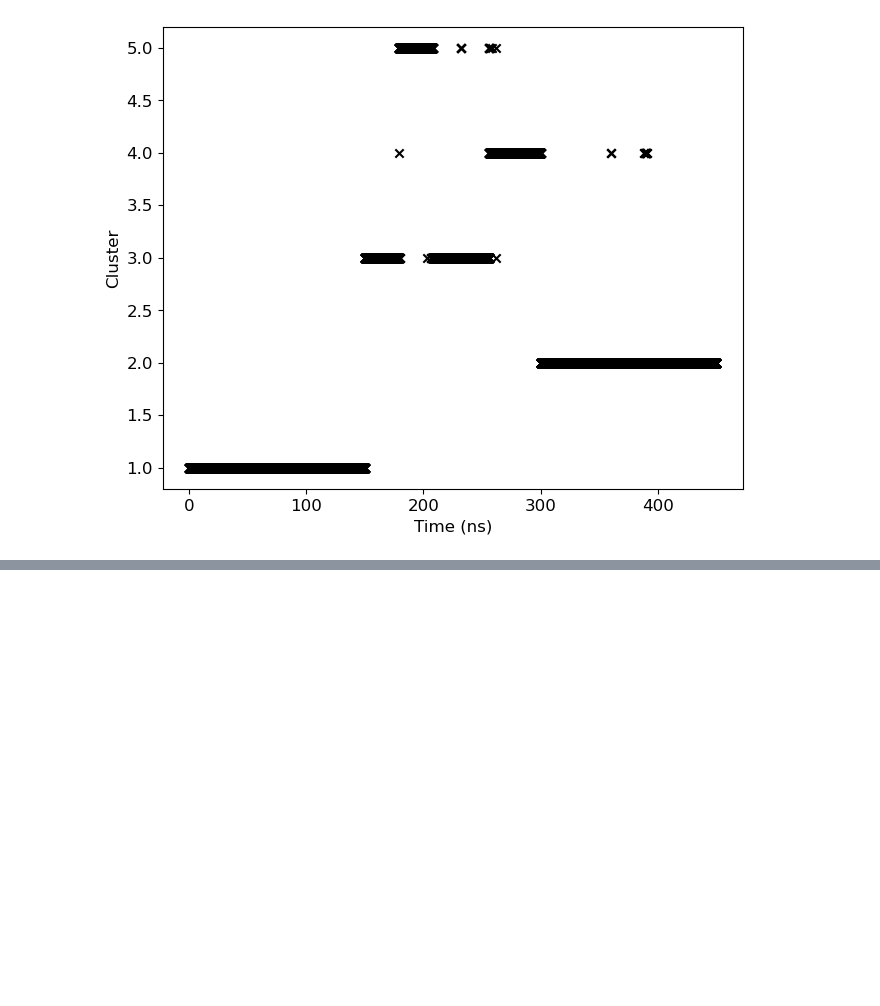
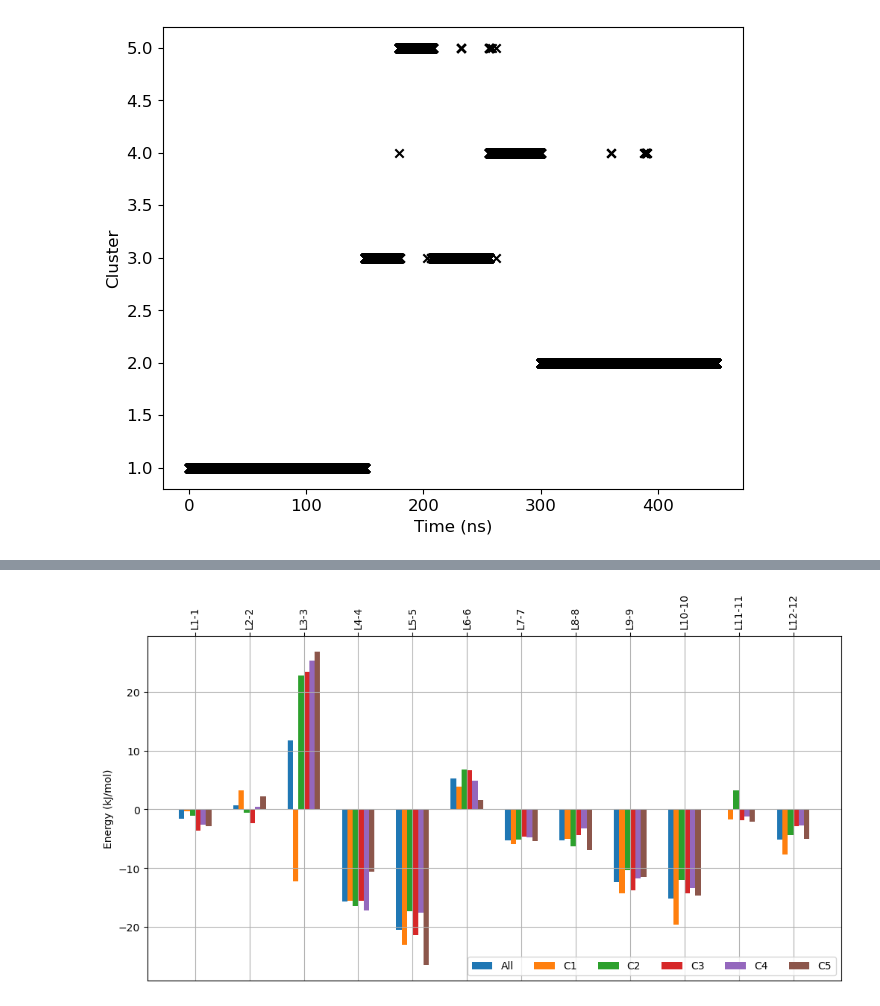
Before and after one commit to rjdkmr/gmx_clusterByFeatures, a Jupyter notebook: docs/tutorials/protein-ligand-interaction.ipynb, the cells around one changed output, grey strips where cells are left out. Saved outputs shown, nothing was run; the diff lists cells and outputs as text; code cells hidden in the pictures; blank space fills up the shorter version.

```diff
--- a/docs/tutorials/protein-ligand-interaction.ipynb
+++ b/docs/tutorials/protein-ligand-interaction.ipynb
@@ -457,0 +625,29 @@ plt.show()
+# %%
+average_clusters_only_ligand = average_clusters[:,-12:]
+filtered_residues = np.asarray(residues)[-12:]
+
+x = np.arange(len(filtered_residues))  # the label locations
+width = 0.1  # the width of the bars
+multiplier = 0
+
+fig = plt.figure(figsize=(12,6))
+ax = fig.add_subplot(111)
+ax.grid()
+
+for values in average_clusters_only_ligand:
+    offset = width * multiplier
+    if multiplier == 0:
+        label = 'All'
+    else:
+        label = f'C{multiplier}'
+    rects = ax.bar(x + offset, values, width, label=label)
+    multiplier += 1
+
+ax.set_ylabel('Energy (kJ/mol)')
+ax.tick_params(bottom=False, labelbottom=False, top=True, labeltop=True)
+ax.set_xticks(x + 0.25, filtered_residues, rotation=90)
+ax.legend(loc='lower right', ncols=6)
+plt.savefig('mmpbsa-ligand-residues-binding-energy.png', dpi=300)
+plt.show()
+# %% [output]
+[figure, added]
```
Also changed, not shown: parts of 13 cells of this notebook.
